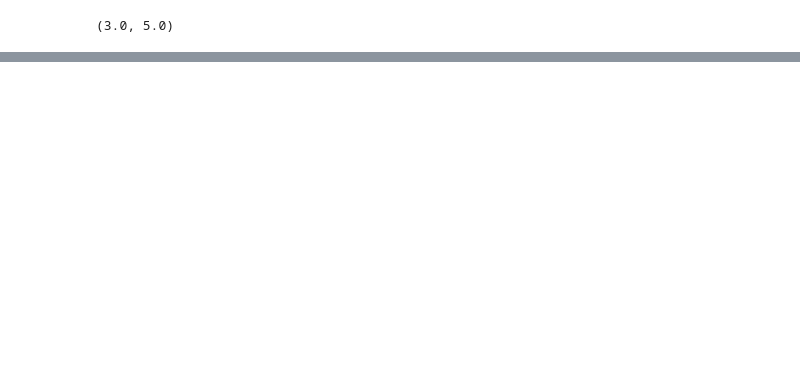
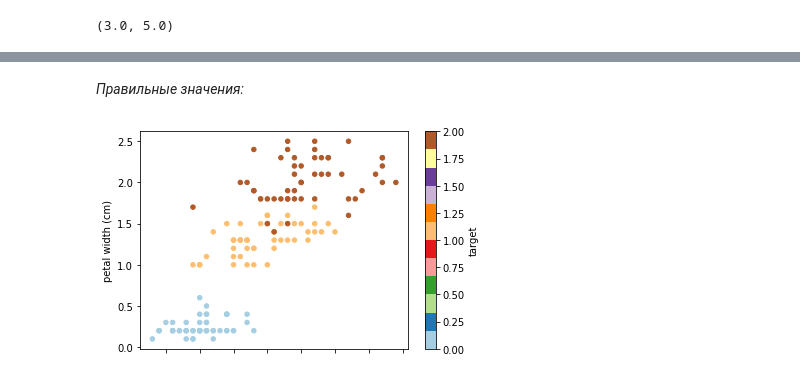
Before and after one commit to AndrewSalygin/data_analysis_practice, a Jupyter notebook: Data analysis practice.ipynb, the cells around one changed output, grey strips where cells are left out. Saved outputs shown, nothing was run; the diff lists cells and outputs as text; code cells hidden in the pictures; blank space fills up the shorter version.

```diff
--- a/Data analysis practice.ipynb
+++ b/Data analysis practice.ipynb
@@ -1382,0 +1519,7 @@ ISS = np.sum((points - mean) ** 2)
+# %% [markdown]
+*Правильные значения:*
+# %%
+df.plot(kind='scatter', x='sepal length (cm)', y='petal width (cm)', c='target', colormap='Paired')
+plt.show()
+# %% [output]
+[figure, added]
```
Also changed, not shown: parts of 99 cells of this notebook, 6 other files.
